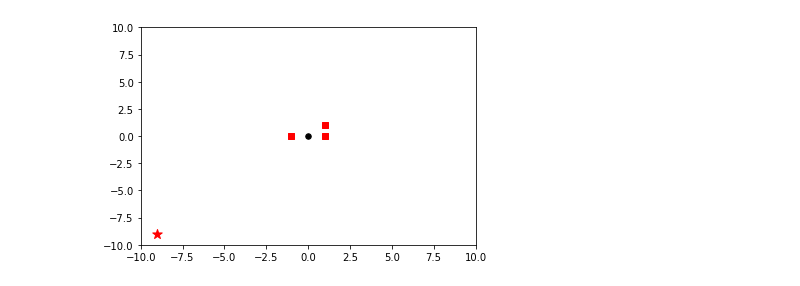
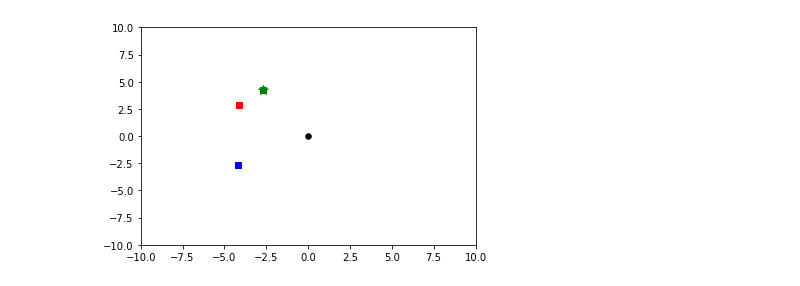
Before and after one commit to andipeng/counterfactual-adaptation, a Jupyter notebook: toycomplex_gcbc.ipynb, the cells around one changed output. Saved outputs shown, nothing was run; the diff lists cells and outputs as text; code cells hidden in the pictures.

```diff
--- a/toycomplex_gcbc.ipynb
+++ b/toycomplex_gcbc.ipynb
@@ -139,7 +168,9 @@ def plot_env(env):
 # %%
-plot_env(env1)
+env = PointEnvComplex()
+env.reset()
+plot_env(env)
 # %% [output]
-[figure, old version]
+[figure, new version]
 # %%
 # generates random trajs within specified constraints
 def gen_trajs(env, num_trajs=1, obj_angles=2*np.pi, obj_colors=4):
```
Also changed, not shown: parts of 8 cells of this notebook.
